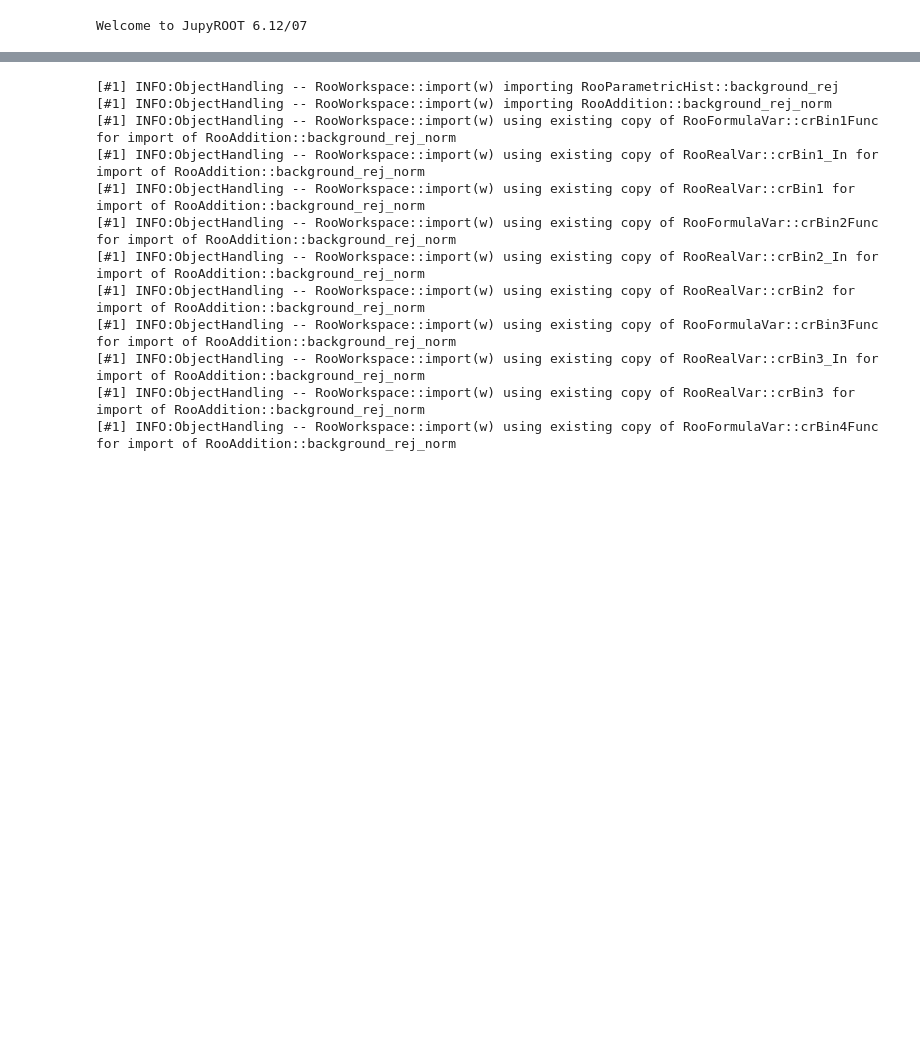
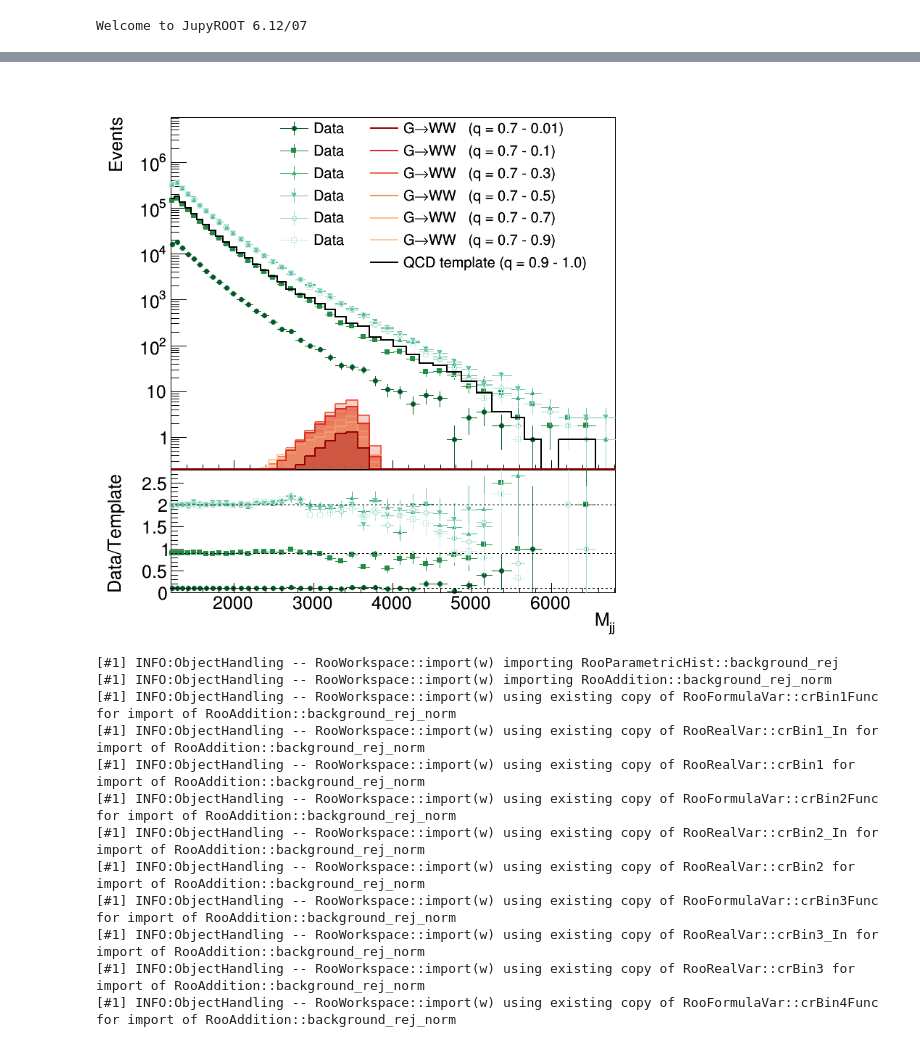
Before and after one commit to mpp-hep/gof_tests, a Jupyter notebook: gof.ipynb, the cells around one changed output, grey strips where cells are left out. Cells and saved outputs as stored; diff of their text form; code cells hidden in the pictures; blank space fills up the shorter version.

```diff
--- a/gof.ipynb
+++ b/gof.ipynb
@@ -335,0 +272,96 @@ Warning in <TH1D::Sumw2>: Sum of squares of weights structure already created
+# %%
+# Do ratio
+
+c_out = rt.TCanvas("ratio", "", 800, 800)
+pad1 = rt.TPad("pad1", "pad1", 0, 0.3, 1, 1.0)
+pad1.SetBottomMargin(0.001)
+pad1.SetLeftMargin(0.13)
+# pad1.SetGridx()
+pad1.Draw()
+pad1.cd()
+leg = rt.TLegend(0.31, 0.5, 0.85, 0.9)
+leg.SetNColumns(2)
+leg.SetTextSize(0.05)
+leg.SetBorderSize(0)
+leg.SetFillStyle(0)
+
+background_hist_template.Draw('HIST')
+background_hist_template.SetTitle("")
+background_hist_template.SetMinimum(0.2)
+background_hist_template.SetMaximum(qcd_tot.shape[0])
+background_hist_template.GetYaxis().SetLabelSize(0.05)
+background_hist_template.GetYaxis().SetTitleSize(0.05)
+# signal_hist_template    .Draw('same HIST')
+
+for i,key in enumerate(sorted(histos_data.keys())):
+    histos_data[key].Draw('pez same')
+    histos_signal[key].Draw('HIST same')
+    leg.AddEntry(histos_data[key], 'Data    ', 'lep')
+    leg.AddEntry(histos_signal[key], 'G#rightarrowWW   (q = {} - {})'.format(lower_bound,key), 'l')
+background_hist_template.Draw('same HIST')
+histos_signal[0.1].Draw('HIST same')
+histos_signal[0.01].Draw('HIST same')
+leg.SetTextSize(0.04)
+leg.AddEntry(None , '', '')
+leg.AddEntry(background_hist_template , 'QCD template (q = 0.9 - 1.0)', 'l')
+leg.Draw('same')
+pad1.SetLogy()
+pad1.SetTitle('')
+
+c_out.cd()
+pad2 = rt.TPad("pad2", "pad2", 0, 0, 1, 0.3)
+pad2.SetTopMargin(0.00)
+pad2.SetBottomMargin(0.27)
+pad2.SetLeftMargin(0.13)
+# pad2.SetGrid()
+pad2.Draw()
+pad2.cd()
+data_hist_ratio = {}
+tline = {}
+for i,key in enumerate(sorted(histos_data.keys())):
+    pad2.cd()
+    if i > 0:
+        lower_bound = sorted(histos_data.keys())[i-1]
+    else:
+        lower_bound = 0.0
+    data_hist_ratio[key] = histos_data[key].Clone('data_hist_ratio_{}'.format(i))
+
+    data_hist_ratio[key].Divide(background_hist_template)
+    data_hist_ratio[key].binning = bin_edges
+    # data_hist_ratio.Scale(data_hist_rej.Integral()/data_hist_acc.Integral())
+    if i == 0:
+        print(i)
+        data_hist_ratio[key].SetTitle('')
+        data_hist_ratio[key].Draw('pez')
+        data_hist_ratio[key].SetMaximum(2.8)
+        data_hist_ratio[key].SetMinimum(0.0)
+        data_hist_ratio[key].SetYTitle('Data/Template')
+        data_hist_ratio[key].GetYaxis().SetTitleOffset(0.5)
+        data_hist_ratio[key].GetYaxis().SetTitleSize(0.12)
+        data_hist_ratio[key].GetYaxis().SetLabelSize(0.12)
+        data_hist_ratio[key].GetYaxis().SetNdivisions(506)
+        data_hist_ratio[key].GetXaxis().SetNdivisions(506)
+        data_hist_ratio[key].GetXaxis().SetTitleOffset(0.95)
+        data_hist_ratio[key].GetXaxis().SetTitleSize(0.12)
+        data_hist_ratio[key].GetXaxis().SetLabelSize(0.12)
+        data_hist_ratio[key].GetXaxis().SetTickSize(0.07)
+    else:
+        data_hist_ratio[key].Draw('pez same')
+
+
+    tline[key] = rt.TLine(min_bin, (key-lower_bound)/0.1, max_bin, (key-lower_bound)/0.1)
+    tline[key].SetLineColor(rt.kBlack)
+    tline[key].SetLineStyle(rt.kDashed)
+    tline[key].Draw('same')
+
+# sig_hist_ratio = signal_hist_acc.Clone('signal_hist_ratio')
+# sig_hist_ratio.SetTitle('')
+# sig_hist_ratio.Sumw2()
+# sig_hist_ratio.Divide(signal_hist_rej)
+# sig_hist_ratio.binning = bin_edges
+# data_hist_ratio.Scale(data_hist_rej.Integral()/data_hist_acc.Integral())
+
+# sig_hist_ratio.Draw('pez same')
+
+c_out.Draw()
+# %% [output]
@@ -336,3 +370,4 @@ Warning in <TH1D::Sumw2>: Sum of squares of weights structure already created
+[figure, added]
 # %%
 # set up workspace
 datacard_ws = rt.TFile.Open('datacard_ws.root','recreate')
```
Also changed, not shown: parts of 13 cells of this notebook.
